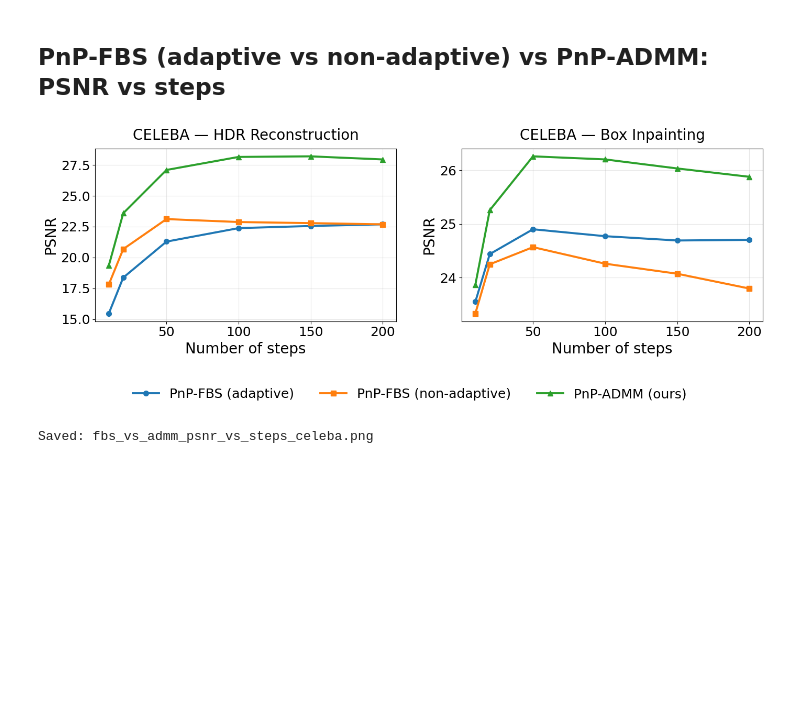
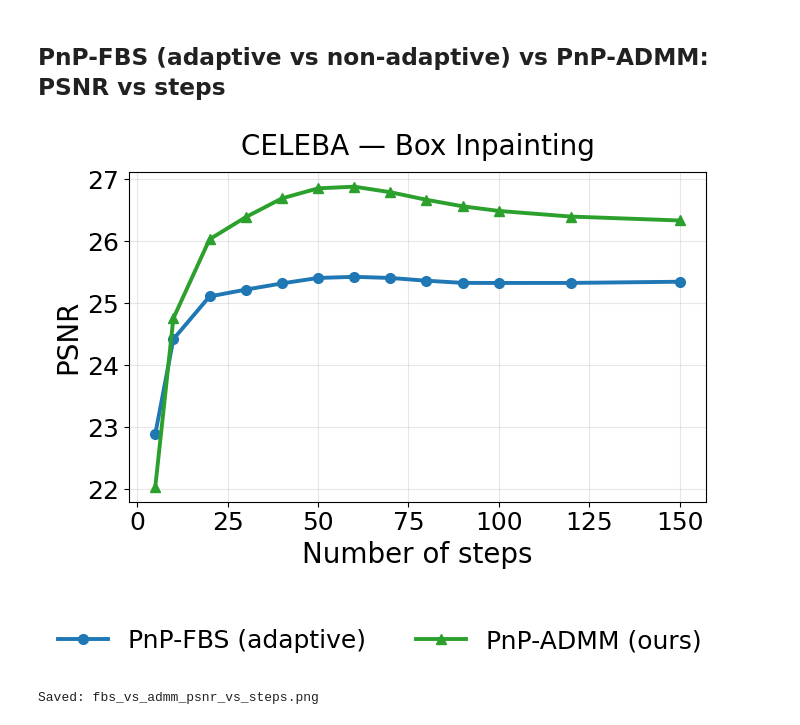
Before and after one commit to dibyanshu100/PnP_ConsensusFlow, a Jupyter notebook: graphs.ipynb, the cells around one changed output. Cells and saved outputs as stored; diff of their text form; code cells hidden in the pictures; blank space fills up the shorter version.

```diff
--- a/graphs.ipynb
+++ b/graphs.ipynb
@@ -224,20 +224,20 @@ results/celeba/ot
 # %% [markdown]
 ## PnP-FBS (adaptive vs non-adaptive) vs PnP-ADMM: PSNR vs steps
 # %%
-BASE_DIR = Path("results/celeba/ot")
+BASE_DIR = Path("results_multiple_steps/celeba/ot")
 DATASET_NAME = "CELEBA"
 
 TASKS = [
-    "hdr_reconstruction",
+    #"hdr_reconstruction",
     "inpainting",
 ]
 
 gu.plot_fbs_vs_admm_psnr_vs_steps(
     base_dir=BASE_DIR,
     dataset_name=DATASET_NAME,
     tasks=TASKS,
-    save_name="fbs_vs_admm_psnr_vs_steps_celeba.png",
+    metric="psnr",  # or "psnr" / "lpips"
 )
 # %% [output]
-[figure, old version]
+[figure, new version]
-Saved: fbs_vs_admm_psnr_vs_steps_celeba.png
+Saved: fbs_vs_admm_psnr_vs_steps.png
```
Also changed, not shown: parts of 2 cells of this notebook, 5 other files.
